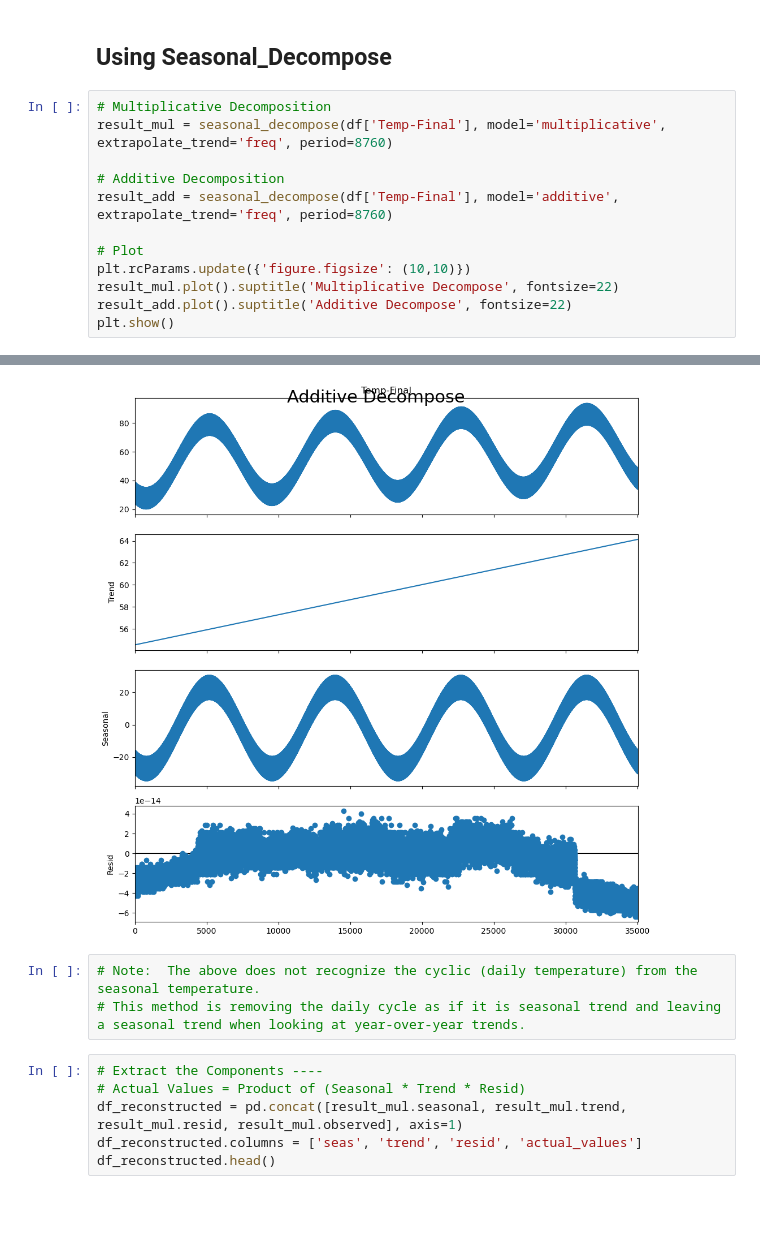
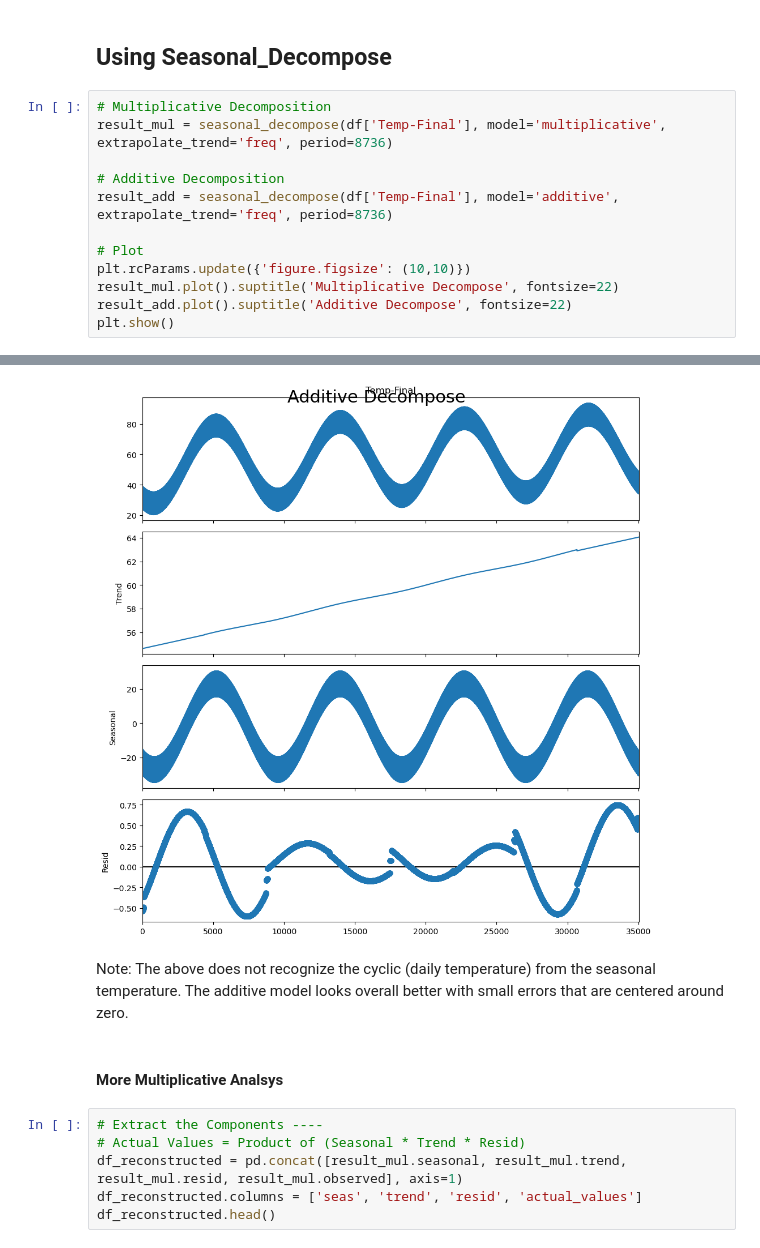
Before and after one commit to ejw-data/ml-playground, a Jupyter notebook: time_series/time_series_analysis.ipynb, the cells around one changed output, grey strips where cells are left out. Cells and saved outputs as stored; diff of their text form; blank space fills up the shorter version.

```diff
--- a/time_series/time_series_analysis.ipynb
+++ b/time_series/time_series_analysis.ipynb
@@ -347,10 +347,10 @@ plt.show()
 ## Using Seasonal_Decompose
 # %%
 # Multiplicative Decomposition
-result_mul = seasonal_decompose(df['Temp-Final'], model='multiplicative', extrapolate_trend='freq', period=8760)
+result_mul = seasonal_decompose(df['Temp-Final'], model='multiplicative', extrapolate_trend='freq', period=8736)
 
 # Additive Decomposition
-result_add = seasonal_decompose(df['Temp-Final'], model='additive', extrapolate_trend='freq', period=8760)
+result_add = seasonal_decompose(df['Temp-Final'], model='additive', extrapolate_trend='freq', period=8736)
 
 # Plot
 plt.rcParams.update({'figure.figsize': (10,10)})
@@ -362,7 +362,8 @@ plt.show()
-[figure, old version]
+[figure, new version]
-# %%
-# Note:  The above does not recognize the cyclic (daily temperature) from the seasonal temperature.
-# This method is removing the daily cycle as if it is seasonal trend and leaving a seasonal trend when looking at year-over-year trends.
+# %% [markdown]
+Note:  The above does not recognize the cyclic (daily temperature) from the seasonal temperature.  The additive model looks overall better with small errors that are centered around zero.
+# %% [markdown]
+#### More Multiplicative Analsys
 # %%
 # Extract the Components ----
 # Actual Values = Product of (Seasonal * Trend * Resid)
```
Also changed, not shown: parts of 16 cells of this notebook.
